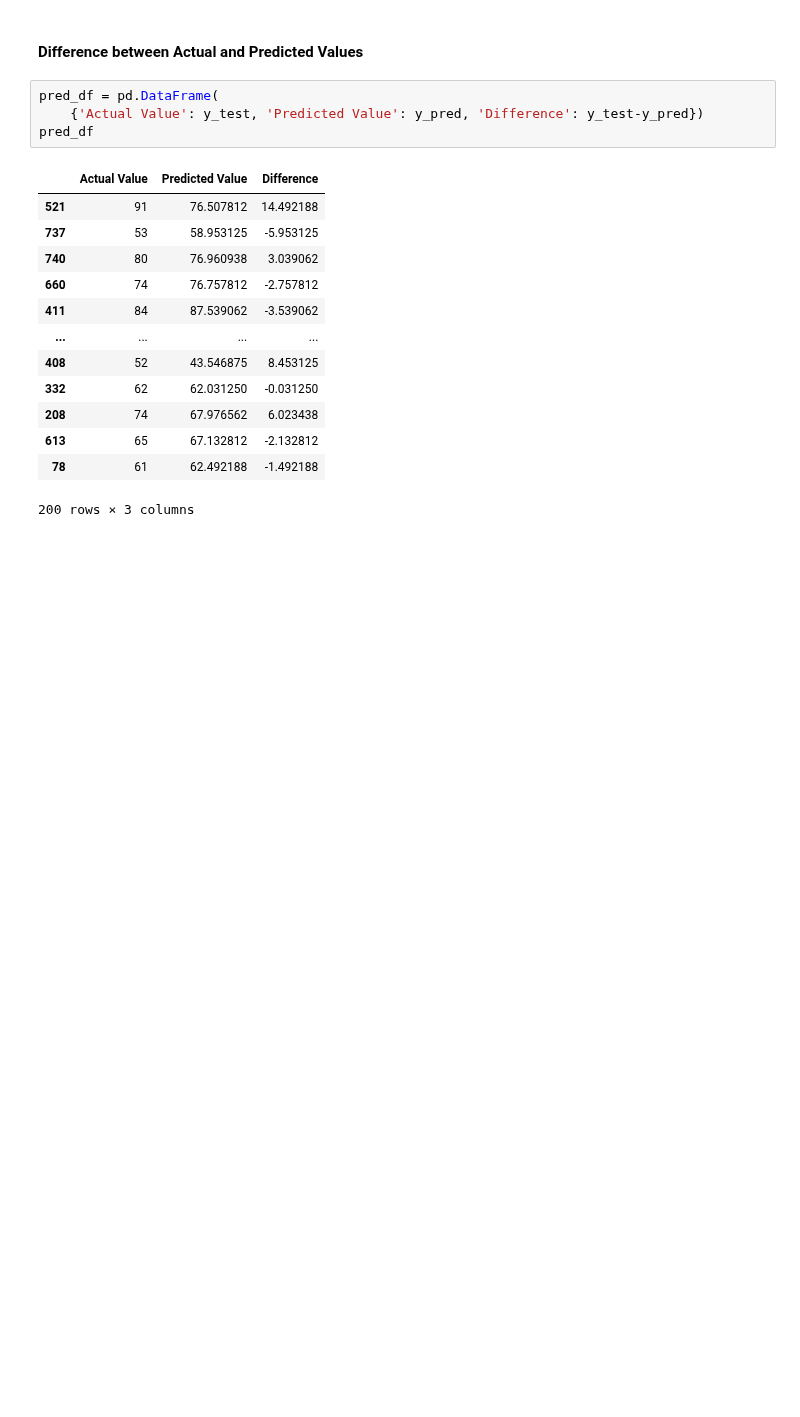
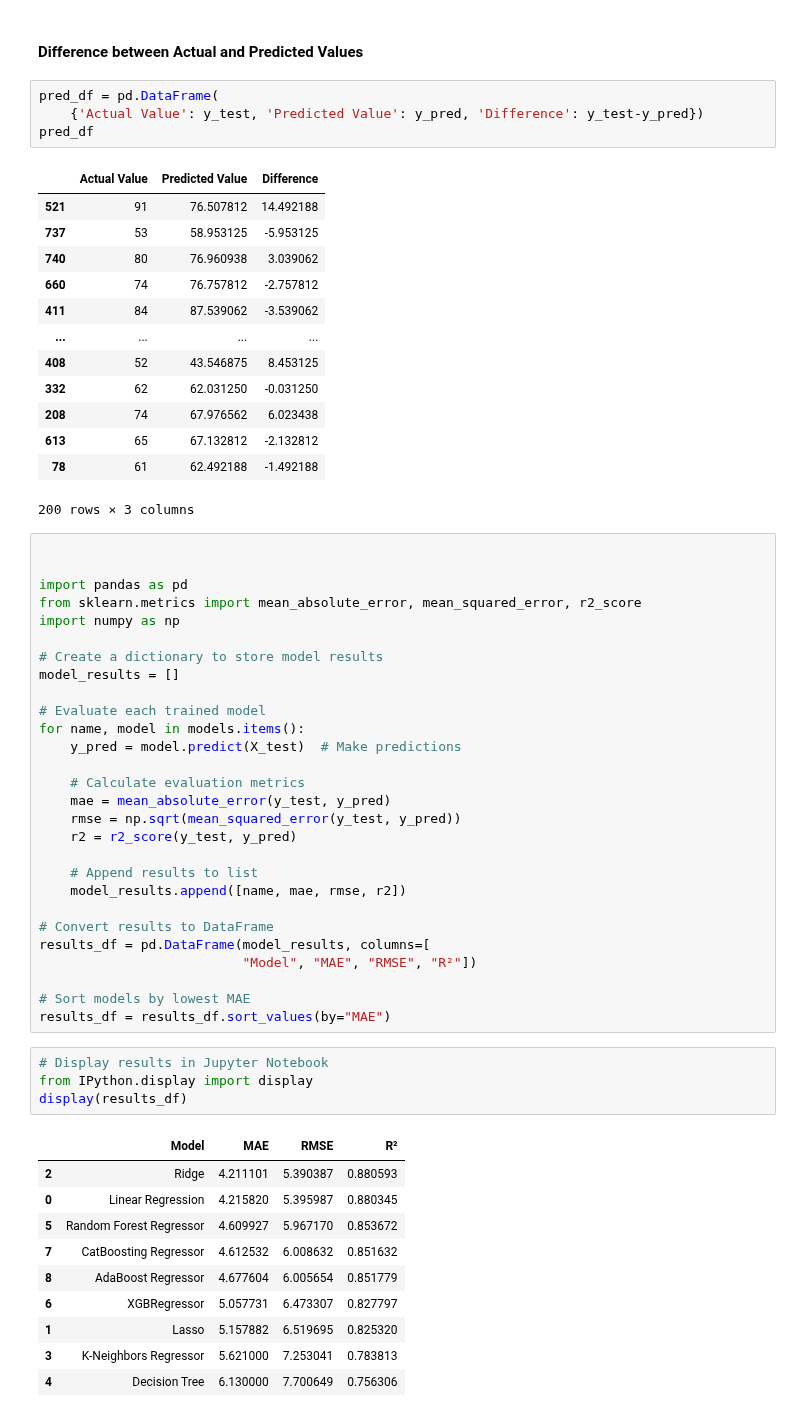
Before and after one commit to ShalinVachheta017/Student-Performance-Prediction, a Jupyter notebook: notebook/2. MODEL TRAINING.ipynb, the cells around one changed output. Drawn from its saved outputs; the diff is of its cells as text; blank space fills up the shorter version.

```diff
--- a/notebook/2. MODEL TRAINING.ipynb
+++ b/notebook/2. MODEL TRAINING.ipynb
@@ -281,3 +283,46 @@ pred_df
 | 613 | 65 | 67.132812 | -2.132812 |
 | 78 | 61 | 62.492188 | -1.492188 |
 200 rows × 3 columns
+# %%
+
+
+import pandas as pd
+from sklearn.metrics import mean_absolute_error, mean_squared_error, r2_score
+import numpy as np
+
+# Create a dictionary to store model results
+model_results = []
+
+# Evaluate each trained model
+for name, model in models.items():
+    y_pred = model.predict(X_test)  # Make predictions
+
+    # Calculate evaluation metrics
+    mae = mean_absolute_error(y_test, y_pred)
+    rmse = np.sqrt(mean_squared_error(y_test, y_pred))
+    r2 = r2_score(y_test, y_pred)
+
+    # Append results to list
+    model_results.append([name, mae, rmse, r2])
+
+# Convert results to DataFrame
+results_df = pd.DataFrame(model_results, columns=[
+                          "Model", "MAE", "RMSE", "R²"])
+
+# Sort models by lowest MAE
+results_df = results_df.sort_values(by="MAE")
+# %%
+# Display results in Jupyter Notebook
+from IPython.display import display
+display(results_df)
+# %% [output]
+|  | Model | MAE | RMSE | R² |
+| 2 | Ridge | 4.211101 | 5.390387 | 0.880593 |
+| 0 | Linear Regression | 4.215820 | 5.395987 | 0.880345 |
+| 5 | Random Forest Regressor | 4.609927 | 5.967170 | 0.853672 |
+| 7 | CatBoosting Regressor | 4.612532 | 6.008632 | 0.851632 |
+| 8 | AdaBoost Regressor | 4.677604 | 6.005654 | 0.851779 |
+| 6 | XGBRegressor | 5.057731 | 6.473307 | 0.827797 |
+| 1 | Lasso | 5.157882 | 6.519695 | 0.825320 |
+| 3 | K-Neighbors Regressor | 5.621000 | 7.253041 | 0.783813 |
+| 4 | Decision Tree | 6.130000 | 7.700649 | 0.756306 |
```
Also changed, not shown: parts of 5 cells of this notebook, 9 other files.
